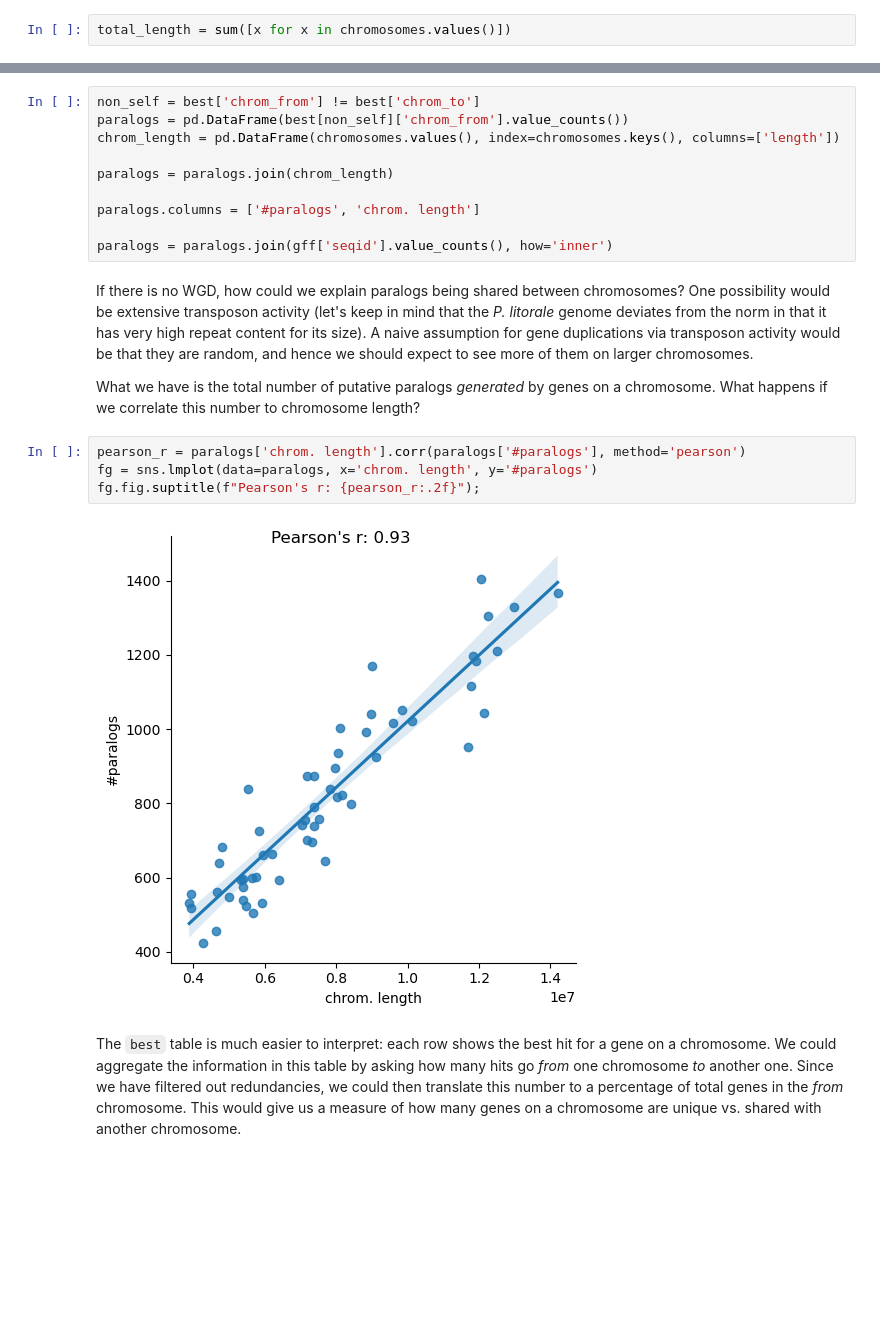
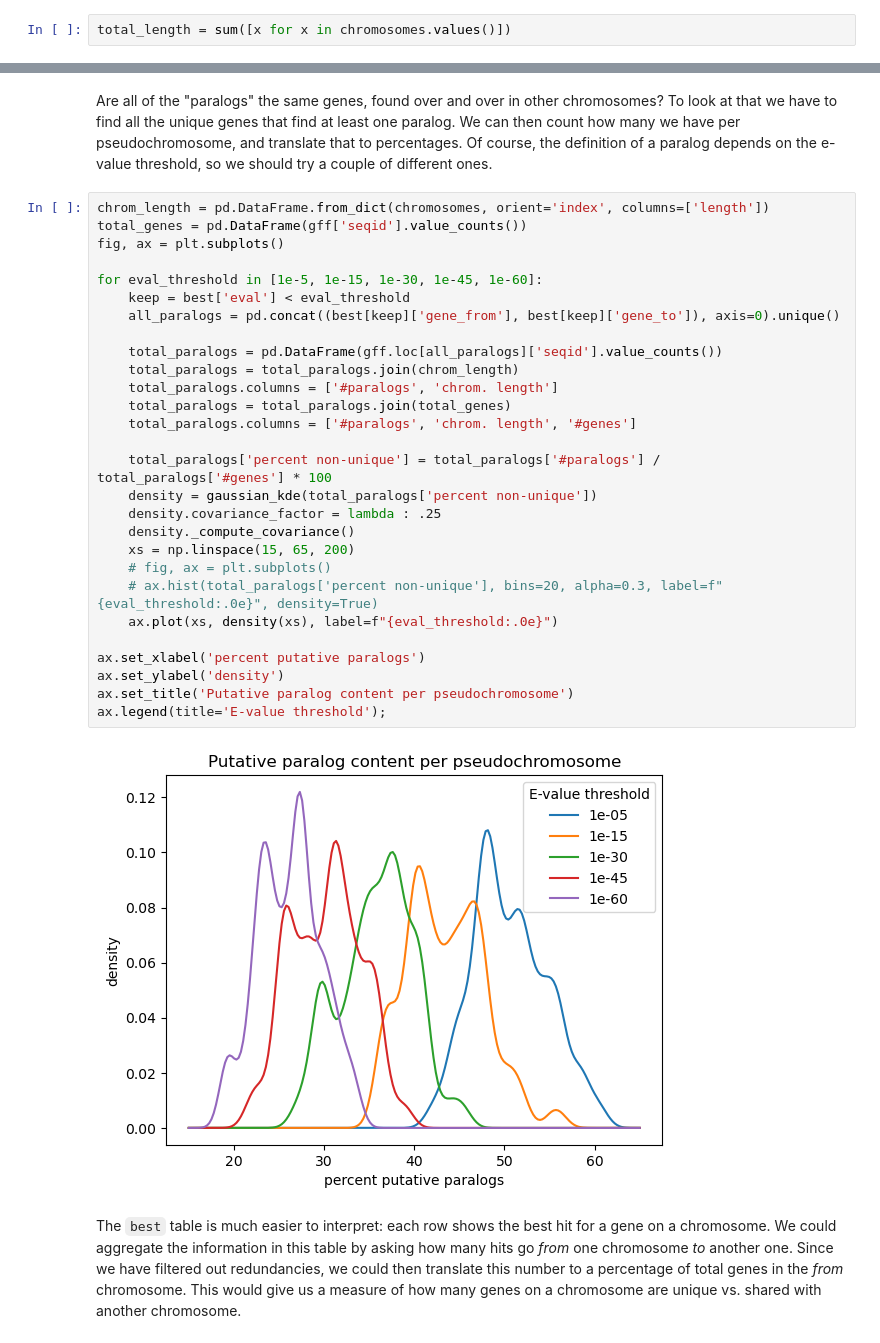
Before and after one commit to galicae/plit-genome, a Jupyter notebook: 07-analysis/self_synteny.ipynb, the cells around one changed output, grey strips where cells are left out. Drawn from its saved outputs; the diff is of its cells as text; blank space fills up the shorter version.

```diff
--- a/07-analysis/self_synteny.ipynb
+++ b/07-analysis/self_synteny.ipynb
@@ -219,28 +218,38 @@ of chromosomes.
-# %%
-non_self = best['chrom_from'] != best['chrom_to']
-paralogs = pd.DataFrame(best[non_self]['chrom_from'].value_counts())
-chrom_length = pd.DataFrame(chromosomes.values(), index=chromosomes.keys(), columns=['length'])
-
-paralogs = paralogs.join(chrom_length)
-
-paralogs.columns = ['#paralogs', 'chrom. length']
-
-paralogs = paralogs.join(gff['seqid'].value_counts(), how='inner')
-# %% [markdown]
-If there is no WGD, how could we explain paralogs being shared between chromosomes? One possibility
-would be extensive transposon activity (let's keep in mind that the _P. litorale_ genome deviates
-from the norm in that it has very high repeat content for its size). A naive assumption for gene
-duplications via transposon activity would be that they are random, and hence we should expect to
-see more of them on larger chromosomes.
-
-What we have is the total number of putative paralogs _generated_ by genes on a chromosome. What
-happens if we correlate this number to chromosome length?
-# %%
-pearson_r = paralogs['chrom. length'].corr(paralogs['#paralogs'], method='pearson')
-fg = sns.lmplot(data=paralogs, x='chrom. length', y='#paralogs')
-fg.fig.suptitle(f"Pearson's r: {pearson_r:.2f}");
-# %% [output]
-[figure, removed]
+# %% [markdown]
+Are all of the "paralogs" the same genes, found over and over in other chromosomes? To look at that
+we have to find all the unique genes that find at least one paralog. We can then count how many we
+have per pseudochromosome, and translate that to percentages. Of course, the definition of a paralog
+depends on the e-value threshold, so we should try a couple of different ones.
+# %%
+chrom_length = pd.DataFrame.from_dict(chromosomes, orient='index', columns=['length'])
+total_genes = pd.DataFrame(gff['seqid'].value_counts())
+fig, ax = plt.subplots()
+
+for eval_threshold in [1e-5, 1e-15, 1e-30, 1e-45, 1e-60]:
+    keep = best['eval'] < eval_threshold
+    all_paralogs = pd.concat((best[keep]['gene_from'], best[keep]['gene_to']), axis=0).unique()
+
+    total_paralogs = pd.DataFrame(gff.loc[all_paralogs]['seqid'].value_counts())
+    total_paralogs = total_paralogs.join(chrom_length)
+    total_paralogs.columns = ['#paralogs', 'chrom. length']
+    total_paralogs = total_paralogs.join(total_genes)
+    total_paralogs.columns = ['#paralogs', 'chrom. length', '#genes']
+
+    total_paralogs['percent non-unique'] = total_paralogs['#paralogs'] / total_paralogs['#genes'] * 100
+    density = gaussian_kde(total_paralogs['percent non-unique'])
+    density.covariance_factor = lambda : .25
+    density._compute_covariance()
+    xs = np.linspace(15, 65, 200)
+    # fig, ax = plt.subplots()
+    # ax.hist(total_paralogs['percent non-unique'], bins=20, alpha=0.3, label=f"{eval_threshold:.0e}", density=True)
+    ax.plot(xs, density(xs), label=f"{eval_threshold:.0e}")
+
+ax.set_xlabel('percent putative paralogs')
+ax.set_ylabel('density')
+ax.set_title('Putative paralog content per pseudochromosome')
+ax.legend(title='E-value threshold');
+# %% [output]
+[figure, added]
 # %% [markdown]
 The `best` table is much easier to interpret: each row shows the best hit for a gene on a
 chromosome. We could aggregate the information in this table by asking how many hits go _from_ one
```
Also changed, not shown: parts of 9 cells of this notebook.
